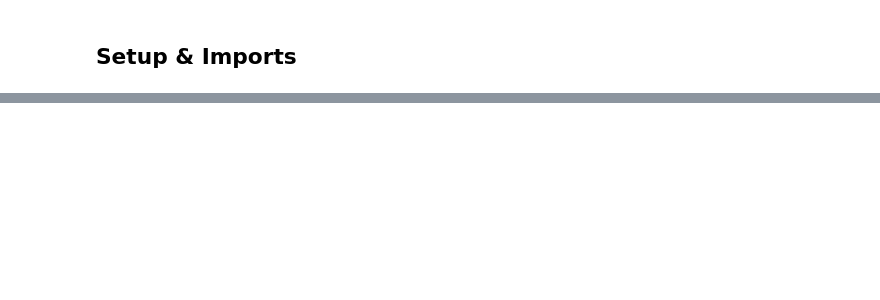
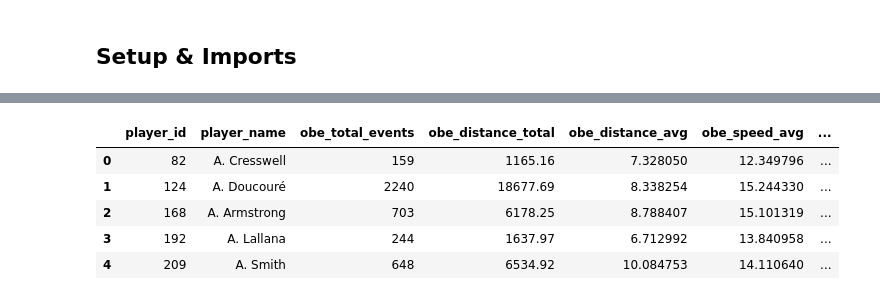
Before and after one commit to vickyfriss/Football-analytics, a Jupyter notebook: 202603 - 3 - Premier League 24-25 player statistics.ipynb, the cells around one changed output, grey strips where cells are left out. Saved outputs shown, nothing was run; the diff lists cells and outputs as text; code cells hidden in the pictures; blank space fills up the shorter version.

```diff
--- a/202603 - 3 - Premier League 24-25 player statistics.ipynb
+++ b/202603 - 3 - Premier League 24-25 player statistics.ipynb
@@ -477,0 +237,47 @@ KeyError: 'obe_total'
+# %%
+# OBE metrics aggregation
+player_onball_metrics = (
+    on_ball_engagement.groupby(["player_id", "player_name"])
+    .agg(
+        # Overall engagement
+        obe_total_events=("event_id", "count"),
+        obe_distance_total=("distance_covered", "sum"),
+        obe_distance_avg=("distance_covered", "mean"),
+        obe_speed_avg=("speed_avg", "mean"),
+
+        # Line-breaking actions
+        obe_linebreaks_affected=("affected_line_break", lambda x: x.notna().sum()),
+        obe_linebreaks_attempted=("affected_line_breaking_passing_option_attempted", lambda x: x.eq(True).sum()),
+        obe_linebreaks_xthreat=("affected_line_breaking_passing_option_xthreat", "sum"),
+        obe_linebreaks_dangerous=("affected_line_breaking_passing_option_dangerous", lambda x: x.eq(True).sum()),
+
+        # Pressing chain metrics
+        obe_pressing_chains_total=("pressing_chain", lambda x: x.eq(True).sum()),
+        obe_pressing_chain_length_avg=("pressing_chain_length", "mean"),
+        obe_pressing_chain_direct_regain=("pressing_chain_end_type", lambda x: (x=="direct_regain").sum()),
+        obe_pressing_chain_indirect_regain=("pressing_chain_end_type", lambda x: (x=="indirect_regain").sum()),
+        obe_pressing_chain_direct_disruption=("pressing_chain_end_type", lambda x: (x=="direct_disruption").sum()),
+        obe_pressing_chain_indirect_disruption=("pressing_chain_end_type", lambda x: (x=="indirect_disruption").sum()),
+        obe_pressing_chain_foul=("pressing_chain_end_type", lambda x: (x=="foul_committed").sum()),
+
+        # Defensive effect metrics
+        obe_possession_losses_forced=("stop_possession_danger", "sum"),
+        obe_beaten_by_possession=("beaten_by_possession", "sum"),
+        obe_reduce_possession_danger=("reduce_possession_danger", "sum"),
+
+        # Engagement type counts (optional, if you want to see which OBE type they do)
+        obe_pressing_events=("event_subtype", lambda x: (x=="pressing").sum()),
+        obe_pressure_events=("event_subtype", lambda x: (x=="pressure").sum()),
+        obe_other_events=("event_subtype", lambda x: (x=="other").sum())
+    )
+    .reset_index()
+)
+
+player_onball_metrics.head()
+# %% [output]
+|  | player_id | player_name | obe_total_events | obe_distance_total | obe_distance_avg | obe_speed_avg | ... |
+| 0 | 82 | A. Cresswell | 159 | 1165.16 | 7.328050 | 12.349796 | ... |
+| 1 | 124 | A. Doucouré | 2240 | 18677.69 | 8.338254 | 15.244330 | ... |
+| 2 | 168 | A. Armstrong | 703 | 6178.25 | 8.788407 | 15.101319 | ... |
+| 3 | 192 | A. Lallana | 244 | 1637.97 | 6.712992 | 13.840958 | ... |
+| 4 | 209 | A. Smith | 648 | 6534.92 | 10.084753 | 14.110640 | ... |
```
Also changed, not shown: parts of 47 cells of this notebook.
